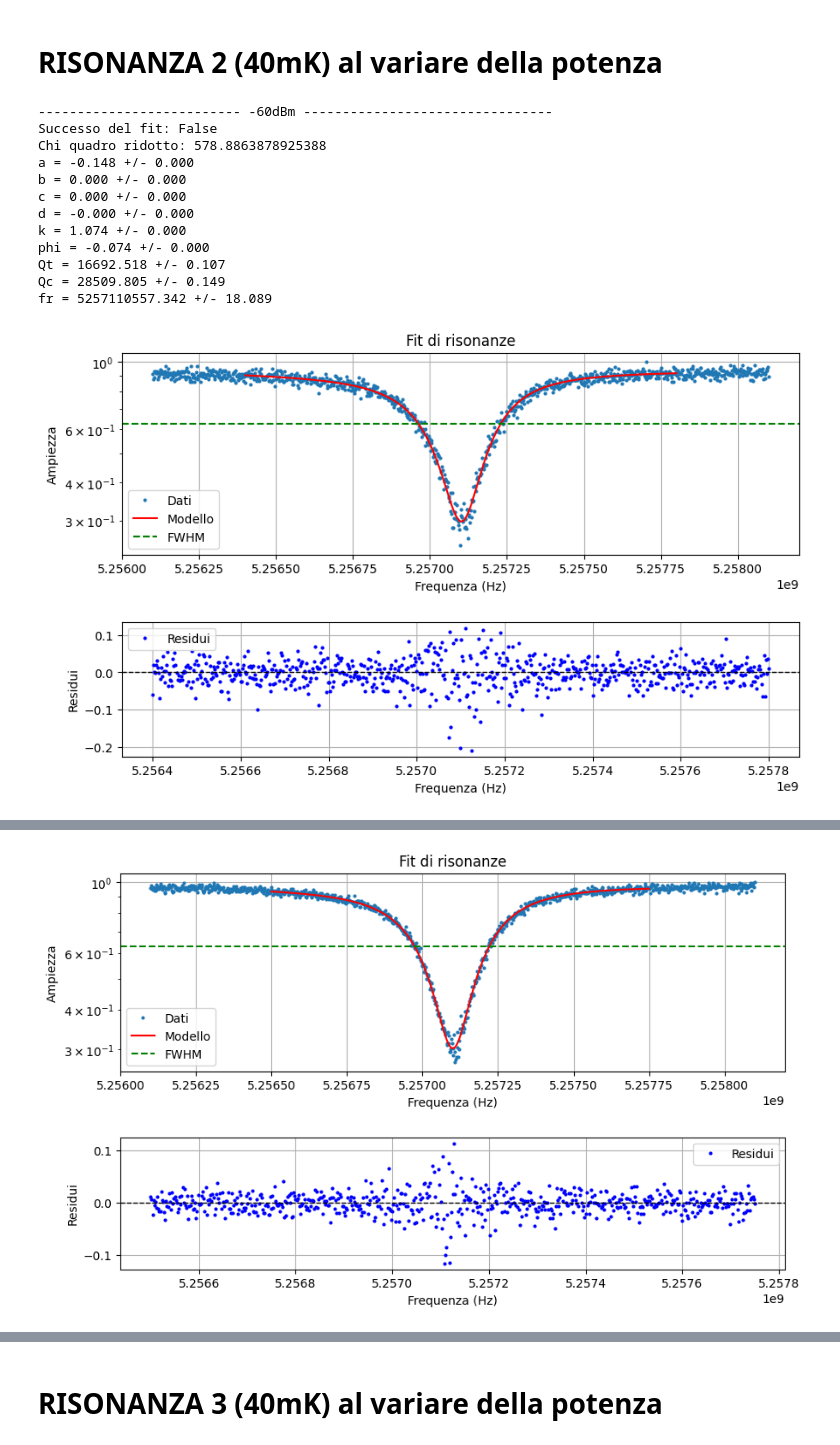
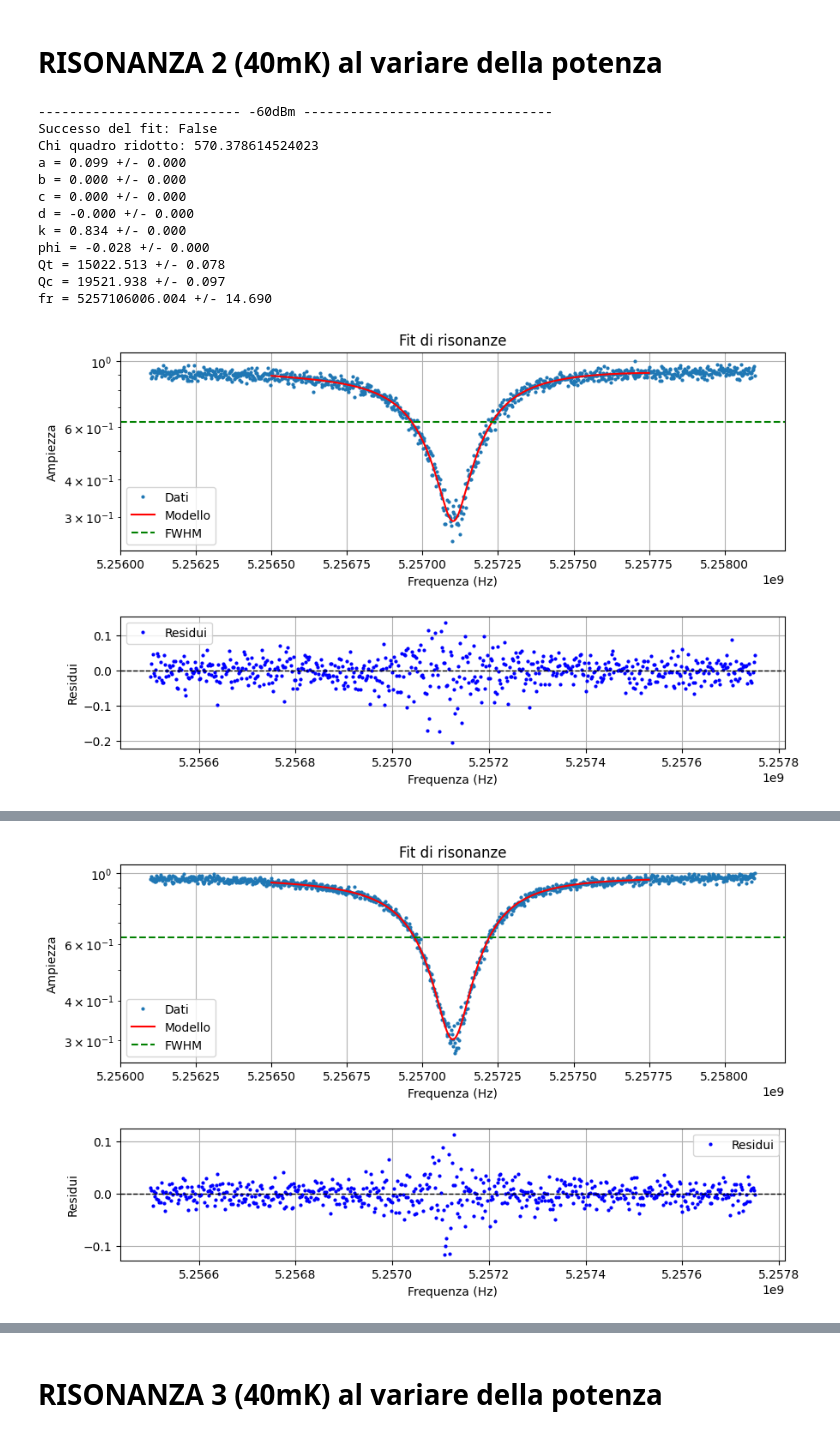
Before and after one commit to biqute/QTLab2425, a Jupyter notebook: 2Dqubit/presa_dati/Fit_40mK/fit_40_mK.ipynb, the cells around one changed output, grey strips where cells are left out. Drawn from its saved outputs; the diff is of its cells as text; code cells hidden in the pictures.

```diff
--- a/2Dqubit/presa_dati/Fit_40mK/fit_40_mK.ipynb
+++ b/2Dqubit/presa_dati/Fit_40mK/fit_40_mK.ipynb
@@ -191,22 +211,22 @@ fr = 4395646217.783 +/- 17.299
 # RISONANZA 2 (40mK) al variare della potenza
 # %%
 print("-------------------------- -60dBm --------------------------------")
-"""
+
 initial_params = {
     'a': 0.02,
     'b': 10e-9,
     'c': 10e-18,
     'd': 10e-27,
     'k': 0.936,
-    'phi': 0.083,
-    'Qt': 16664,
-    'Qc': 23589,
-    'fr': 4395801533
+    'phi': 0.2,
+    'Qt': 10664,
+    'Qc': 11589,
+    'fr': 5257048082
 }
-"""
+
 file_path = f"Cavity_resonances_40mK/Res2/risonanza/res2-60dBm.txt"
-fr, qc, qt, a, b, c, d, k, phi = resonance_fit.fit_cut(file_path, cut_min=5.25640e9, cut_max=5.2578e9)
-
+fr, qc, qt, a, b, c, d, k, phi = resonance_fit.fit_cut(file_path, cut_min=5.25650e9, cut_max=5.25775e9)
+fr5=fr
 
 
 print("-------------------------- -55dBm --------------------------------")
@@ -223,7 +243,7 @@ initial_params = {
 }
 file_path = f"Cavity_resonances_40mK/Res2/risonanza/res2-55dBm.txt"
 fr, qc, qt, a, b, c, d, k, phi = resonance_fit.fit_cut(file_path, cut_min=5.25650e9, cut_max=5.25775e9, initial_params=initial_params)
-
+fr4=fr
 
 
 print("-------------------------- -50dBm --------------------------------")
@@ -240,7 +260,7 @@ initial_params = {
 }
 file_path = f"Cavity_resonances_40mK/Res2/risonanza/res2-50dBm.txt"
 fr, qc, qt, a, b, c, d, k, phi = resonance_fit.fit_cut(file_path, cut_min=5.25650e9, cut_max=5.25775e9, initial_params=initial_params)
-
+fr3=fr
 
 
 print("-------------------------- -45dBm --------------------------------")
@@ -257,7 +277,7 @@ initial_params = {
 }
 file_path = f"Cavity_resonances_40mK/Res2/risonanza/res2-45dBm.txt"
 fr, qc, qt, a, b, c, d, k, phi = resonance_fit.fit_cut(file_path, cut_min=5.25650e9, cut_max=5.25775e9, initial_params=initial_params)
-
+fr2=fr
 
 print("-------------------------- -40dBm --------------------------------")
 initial_params = {
@@ -268,41 +288,42 @@ initial_params = {
     'k': k,
     'phi': phi,
     'Qt': qt,
     'Qc': qc,
     'fr': fr
 }
 file_path = f"Cavity_resonances_40mK/Res2/risonanza/res2-40dBm.txt"
 fr, qc, qt, a, b, c, d, k, phi = resonance_fit.fit_cut(file_path, cut_min=5.25650e9, cut_max=5.25775e9, initial_params=initial_params)
-
+fr1=fr
 
 
 print("-------------------------- -35dBm --------------------------------")
 initial_params = {
     'a': a,
     'b': b,
     'c': c,
     'd': d,
     'k': k,
     'phi': 1,
     'Qt': 19000,
     'Qc': qc,
     'fr': 5257000000
 }
 file_path = f"Cavity_resonances_40mK/Res2/risonanza/res2-35dBm.txt"
 fr, qc, qt, a, b, c, d, k, phi = resonance_fit.fit_cut(file_path, cut_min=5.2567e9, cut_max=5.2574e9, initial_params=initial_params)
+fr0=fr
 # %% [output]
 -------------------------- -60dBm --------------------------------
 Successo del fit: False
-Chi quadro ridotto: 578.8863878925388
-a = -0.148 +/- 0.000
+Chi quadro ridotto: 570.378614524023
+a = 0.099 +/- 0.000
 b = 0.000 +/- 0.000
 c = 0.000 +/- 0.000
 d = -0.000 +/- 0.000
-k = 1.074 +/- 0.000
-phi = -0.074 +/- 0.000
-Qt = 16692.518 +/- 0.107
-Qc = 28509.805 +/- 0.149
-fr = 5257110557.342 +/- 18.089
+k = 0.834 +/- 0.000
+phi = -0.028 +/- 0.000
+Qt = 15022.513 +/- 0.078
+Qc = 19521.938 +/- 0.097
+fr = 5257106006.004 +/- 14.690
-[figure, old version]
+[figure, new version]
 -------------------------- -55dBm --------------------------------
 Successo del fit: True
```
Also changed, not shown: parts of 13 cells of this notebook.
